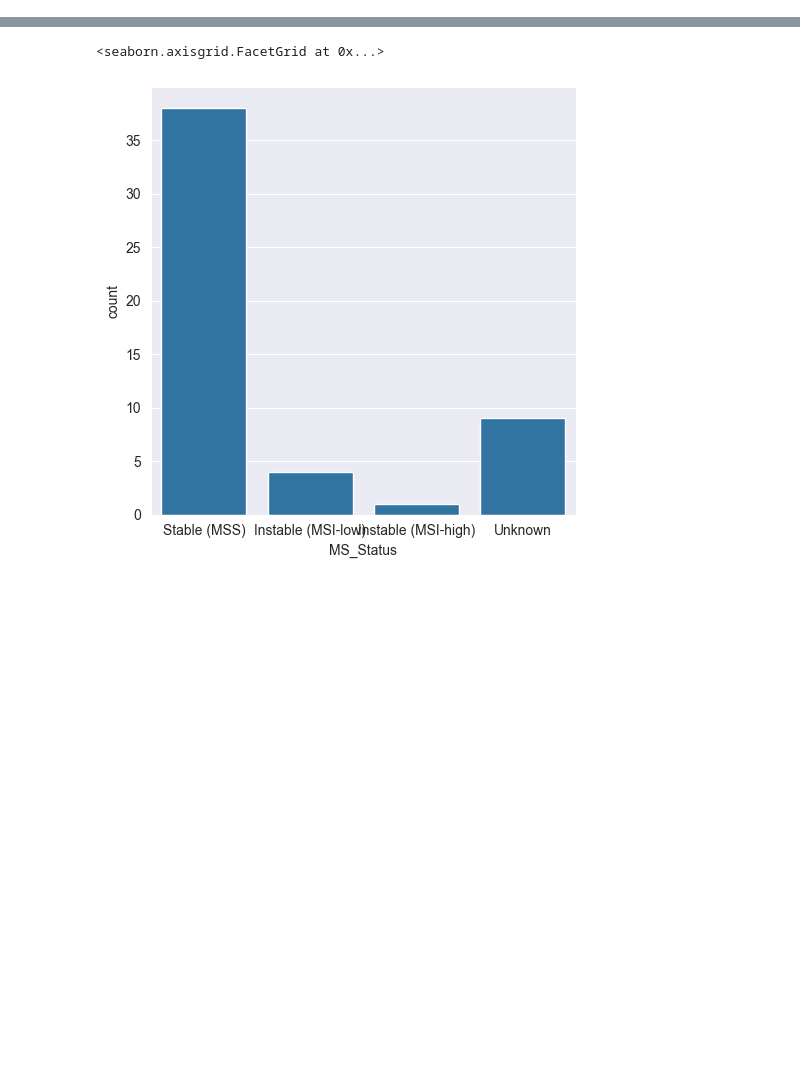
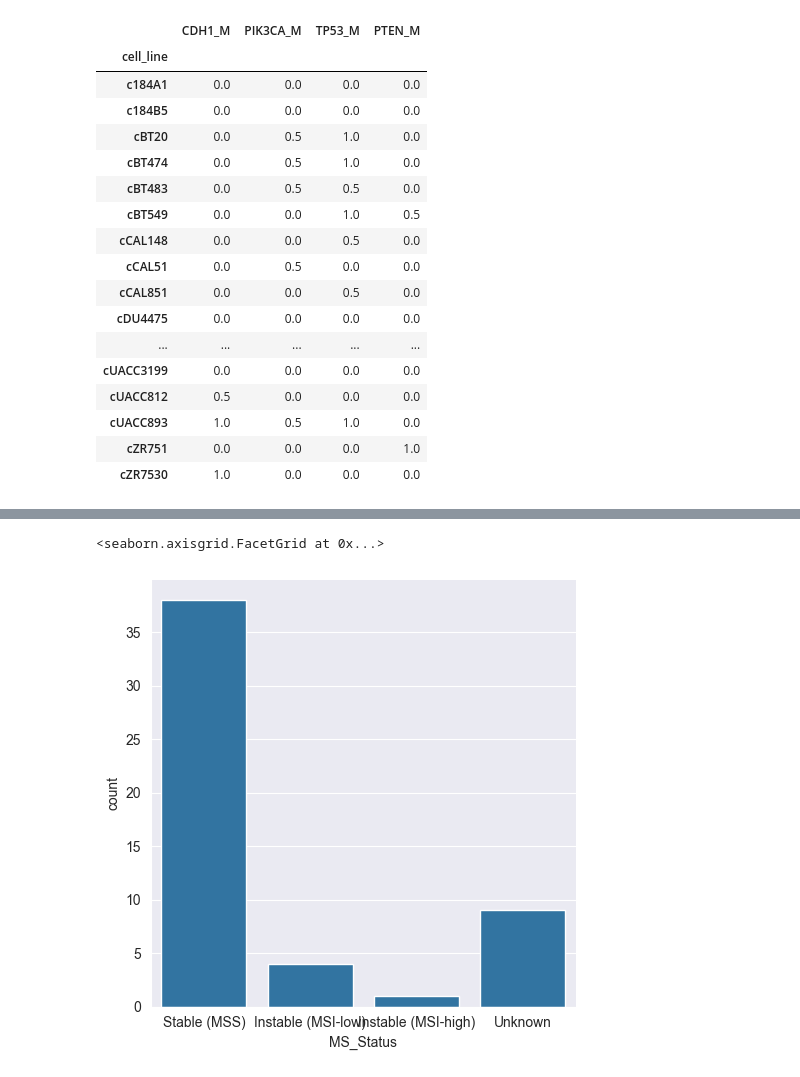
Before and after one commit to frohlich-lab/DeepMechanisticModels, a Jupyter notebook: cellosaurus_annot_EDA.ipynb, the cells around one changed output, grey strips where cells are left out. Cells and saved outputs as stored; diff of their text form; code cells hidden in the pictures; blank space fills up the shorter version.

```diff
--- a/cellosaurus_annot_EDA.ipynb
+++ b/cellosaurus_annot_EDA.ipynb
@@ -105,0 +8,11 @@ brca_df
+# %%
+# Threshold: 20% of total rows[
+threshold = 0.1 * len(seqvar_df)
+
+# Count non-zero values per column
+non_zero_counts = (seqvar_df > 0).sum(axis=0)
+
+# Filter columns above threshold
+frequent_columns = non_zero_counts[non_zero_counts > threshold].index.tolist()
+
+frequent_columns
@@ -105,0 +43,21 @@ brca_df
+# %%
+seqvar_df_filtered[frequent_columns]
+# %% [output]
+|  | CDH1_M | PIK3CA_M | TP53_M | PTEN_M |
+| cell_line |  |  |  |  |
+| c184A1 | 0.0 | 0.0 | 0.0 | 0.0 |
+| c184B5 | 0.0 | 0.0 | 0.0 | 0.0 |
+| cBT20 | 0.0 | 0.5 | 1.0 | 0.0 |
+| cBT474 | 0.0 | 0.5 | 1.0 | 0.0 |
+| cBT483 | 0.0 | 0.5 | 0.5 | 0.0 |
+| cBT549 | 0.0 | 0.0 | 1.0 | 0.5 |
+| cCAL148 | 0.0 | 0.0 | 0.5 | 0.0 |
+| cCAL51 | 0.0 | 0.5 | 0.0 | 0.0 |
+| cCAL851 | 0.0 | 0.0 | 0.5 | 0.0 |
+| cDU4475 | 0.0 | 0.0 | 0.0 | 0.0 |
+| ... | ... | ... | ... | ... |
+| cUACC3199 | 0.0 | 0.0 | 0.0 | 0.0 |
+| cUACC812 | 0.5 | 0.0 | 0.0 | 0.0 |
+| cUACC893 | 1.0 | 0.5 | 1.0 | 0.0 |
+| cZR751 | 0.0 | 0.0 | 0.0 | 1.0 |
+| cZR7530 | 1.0 | 0.0 | 0.0 | 0.0 |
```
Also changed, not shown: parts of 36 cells of this notebook, 3 other files.
